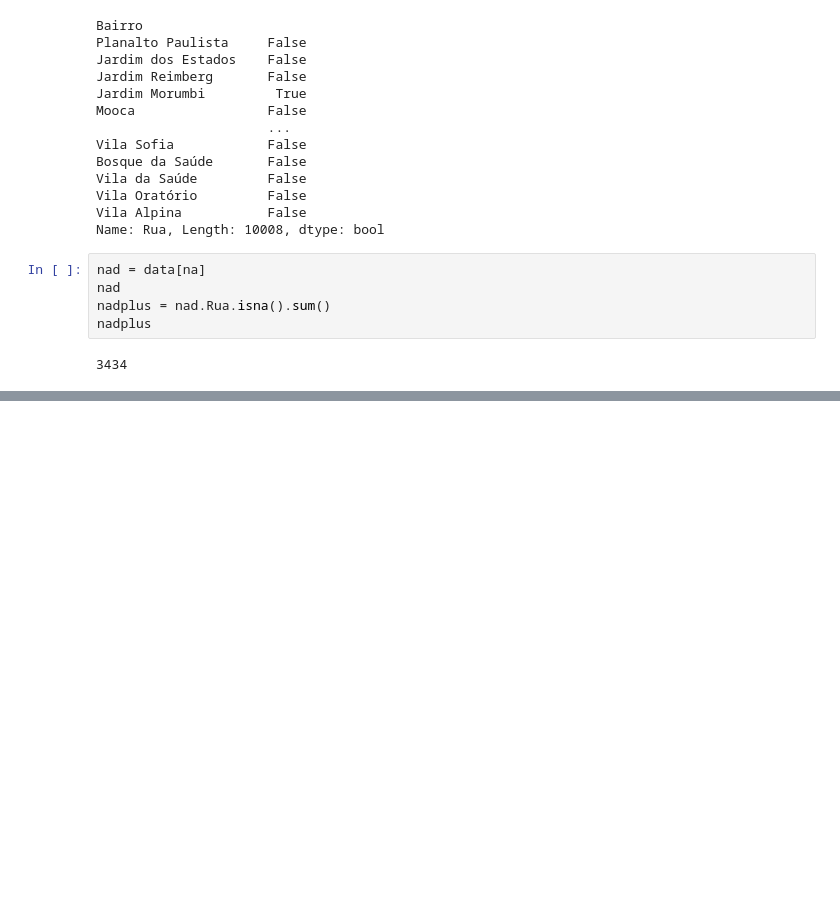
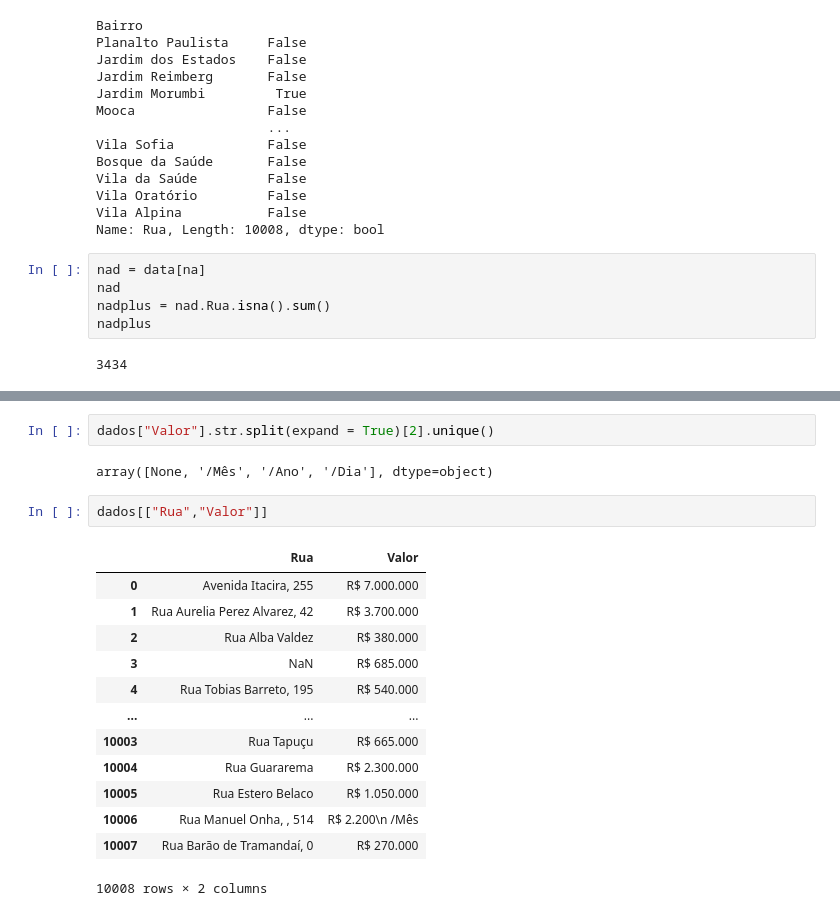
Before and after one commit to aleavenger/Imersao-4, a Jupyter notebook: Imersao_dados_4_aula01.ipynb, the cells around one changed output, grey strips where cells are left out. Cells and saved outputs as stored; diff of their text form; blank space fills up the shorter version.

```diff
--- a/Imersao_dados_4_aula01.ipynb
+++ b/Imersao_dados_4_aula01.ipynb
@@ -346,0 +358,20 @@ nadplus
+# %%
+dados["Valor"].str.split(expand = True)[2].unique()
+# %% [output]
+array([None, '/Mês', '/Ano', '/Dia'], dtype=object)
+# %%
+dados[["Rua","Valor"]]
+# %% [output]
+|  | Rua | Valor |
+| 0 | Avenida Itacira, 255 | R$ 7.000.000 |
+| 1 | Rua Aurelia Perez Alvarez, 42 | R$ 3.700.000 |
+| 2 | Rua Alba Valdez | R$ 380.000 |
+| 3 | NaN | R$ 685.000 |
+| 4 | Rua Tobias Barreto, 195 | R$ 540.000 |
+| ... | ... | ... |
+| 10003 | Rua Tapuçu | R$ 665.000 |
+| 10004 | Rua Guararema | R$ 2.300.000 |
+| 10005 | Rua Estero Belaco | R$ 1.050.000 |
+| 10006 | Rua Manuel Onha, , 514 | R$ 2.200\n /Mês |
+| 10007 | Rua Barão de Tramandaí, 0 | R$ 270.000 |
+10008 rows × 2 columns
```
Also changed, not shown: parts of 9 cells of this notebook.
